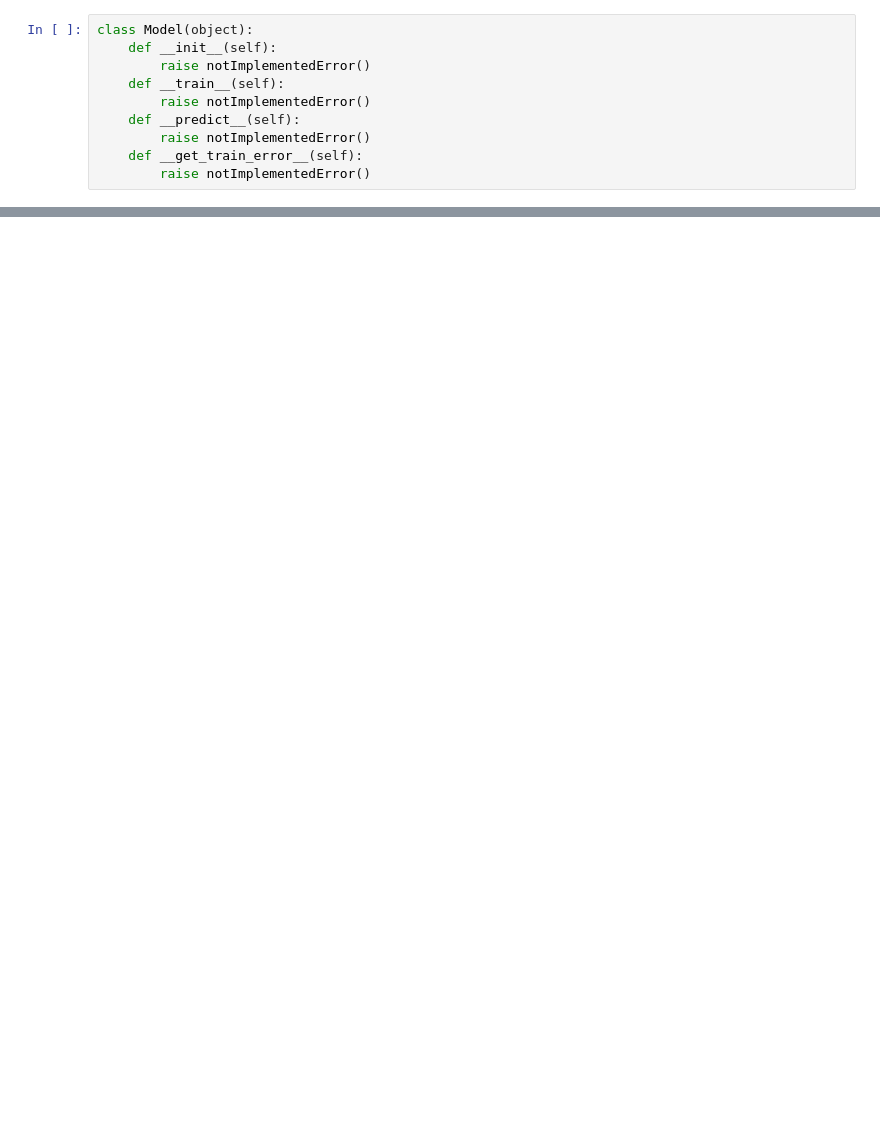
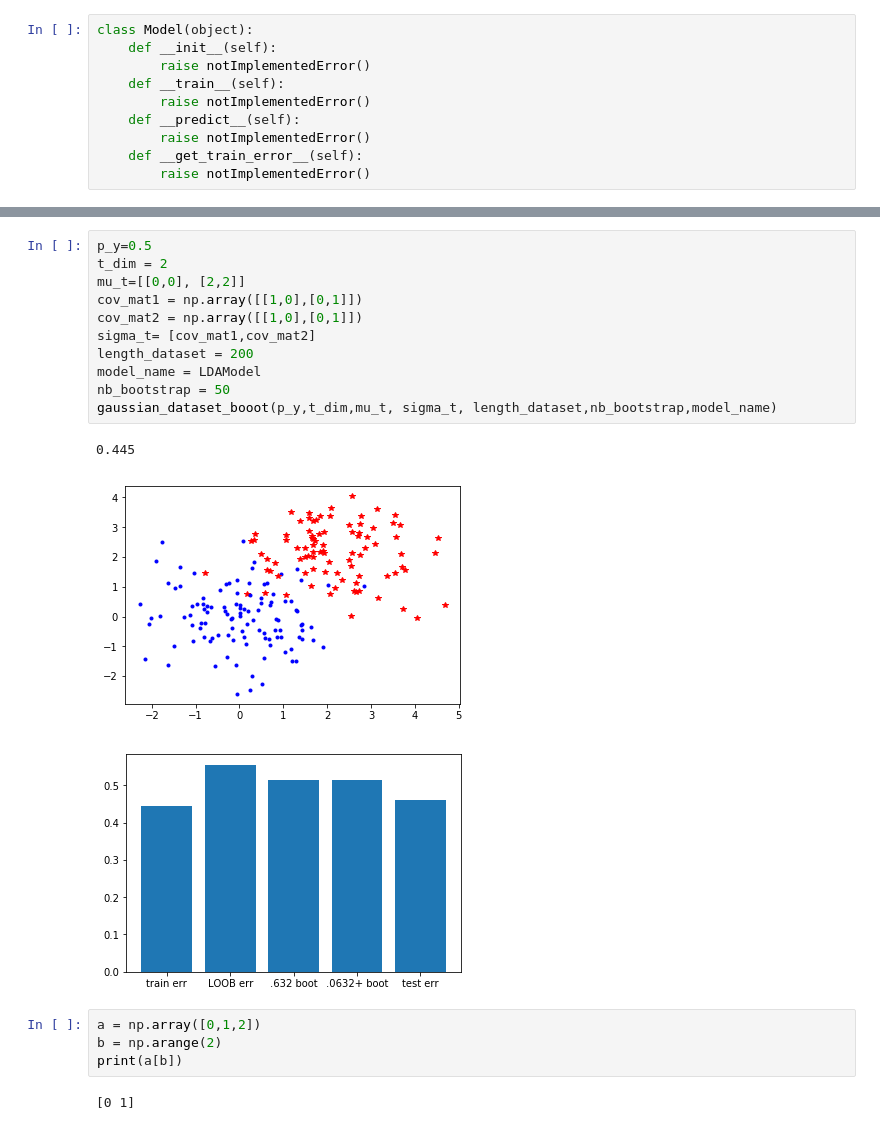
Before and after one commit to diegofiori/StatisticalMachineLearning, a Jupyter notebook: Diego's_Notebook.ipynb, the cells around one changed output, grey strips where cells are left out. Saved outputs shown, nothing was run; the diff lists cells and outputs as text; blank space fills up the shorter version.

```diff
--- a/Diego's_Notebook.ipynb
+++ b/Diego's_Notebook.ipynb
@@ -192,0 +282,21 @@ class LDAModel(Model):
+# %%
+p_y=0.5
+t_dim = 2
+mu_t=[[0,0], [2,2]]
+cov_mat1 = np.array([[1,0],[0,1]])
+cov_mat2 = np.array([[1,0],[0,1]])
+sigma_t= [cov_mat1,cov_mat2]
+length_dataset = 200
+model_name = LDAModel
+nb_bootstrap = 50
+gaussian_dataset_booot(p_y,t_dim,mu_t, sigma_t, length_dataset,nb_bootstrap,model_name)
+# %% [output]
+0.445
+[figure, added]
+[figure, added]
+# %%
+a = np.array([0,1,2])
+b = np.arange(2)
+print(a[b])
+# %% [output]
+[0 1]
```
Also changed, not shown: parts of 6 cells of this notebook.
